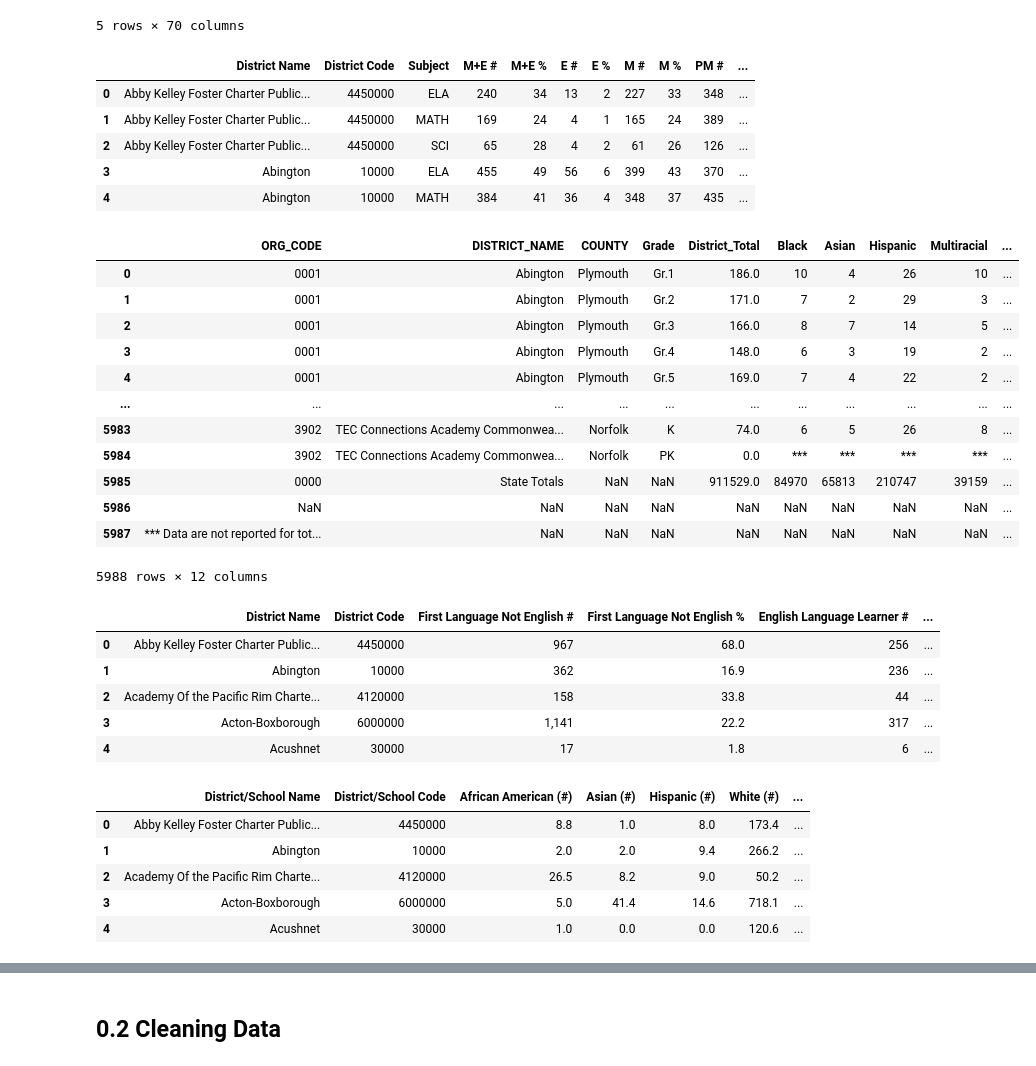
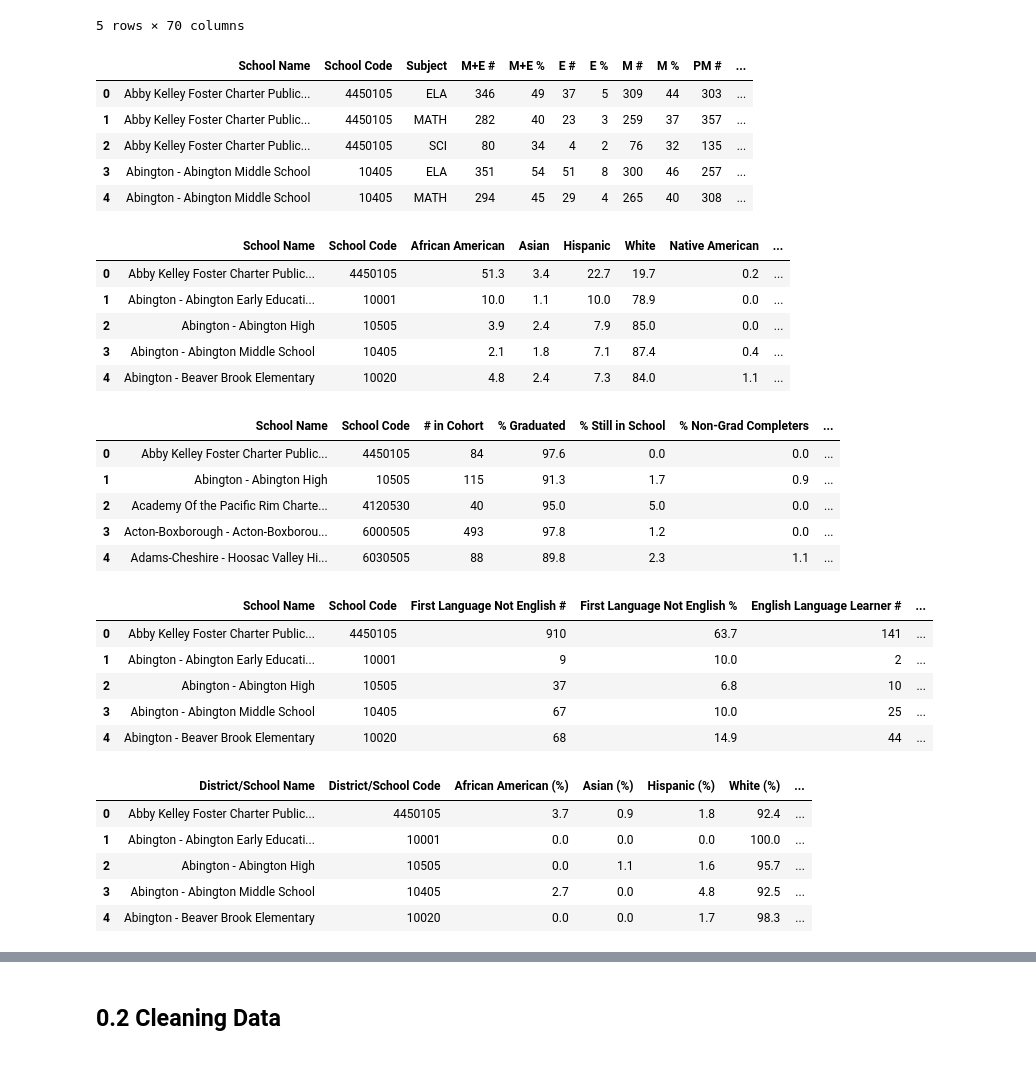
Before and after one commit to alexcraig043/qss-20-final-project, a Jupyter notebook: src/code/main.ipynb, the cells around one changed output, grey strips where cells are left out. Cells and saved outputs as stored; diff of their text form; code cells hidden in the pictures.

Commit message:
finished data cleaning

```diff
--- a/src/code/main.ipynb
+++ b/src/code/main.ipynb
@@ -21,49 +21,52 @@ nerds_df.head()
 | 4 | MA | 2018-2019 | 1 | 20 | Abington | Beaver Brook Elementary | 2501650 | ... |
 5 rows × 70 columns
 # %%
-mcas_df = pd.read_excel("../data/mcas_results.xlsx")
+mcas_df = pd.read_excel("../data/mcas_results_2019.xlsx")
 mcas_df.head()
 # %% [output]
-|  | District Name | District Code | Subject | M+E # | M+E % | E # | E % | M # | M % | PM # | ... |
-| 0 | Abby Kelley Foster Charter Public... | 4450000 | ELA | 240 | 34 | 13 | 2 | 227 | 33 | 348 | ... |
-| 1 | Abby Kelley Foster Charter Public... | 4450000 | MATH | 169 | 24 | 4 | 1 | 165 | 24 | 389 | ... |
-| 2 | Abby Kelley Foster Charter Public... | 4450000 | SCI | 65 | 28 | 4 | 2 | 61 | 26 | 126 | ... |
-| 3 | Abington | 10000 | ELA | 455 | 49 | 56 | 6 | 399 | 43 | 370 | ... |
-| 4 | Abington | 10000 | MATH | 384 | 41 | 36 | 4 | 348 | 37 | 435 | ... |
+|  | School Name | School Code | Subject | M+E # | M+E % | E # | E % | M # | M % | PM # | ... |
+| 0 | Abby Kelley Foster Charter Public... | 4450105 | ELA | 346 | 49 | 37 | 5 | 309 | 44 | 303 | ... |
+| 1 | Abby Kelley Foster Charter Public... | 4450105 | MATH | 282 | 40 | 23 | 3 | 259 | 37 | 357 | ... |
+| 2 | Abby Kelley Foster Charter Public... | 4450105 | SCI | 80 | 34 | 4 | 2 | 76 | 32 | 135 | ... |
+| 3 | Abington - Abington Middle School | 10405 | ELA | 351 | 54 | 51 | 8 | 300 | 46 | 257 | ... |
+| 4 | Abington - Abington Middle School | 10405 | MATH | 294 | 45 | 29 | 4 | 265 | 40 | 308 | ... |
 # %%
-racial_enrollment_df = pd.read_excel("../data/district_grade_race_enrollment_22.xlsx")
-racial_enrollment_df
+enrollment_demographics_df = pd.read_excel("../data/enrollment_demographics_2019.xlsx")
+enrollment_demographics_df.head()
 # %% [output]
-|  | ORG_CODE | DISTRICT_NAME | COUNTY | Grade | District_Total | Black | Asian | Hispanic | Multiracial | ... |
-| 0 | 0001 | Abington | Plymouth | Gr.1 | 186.0 | 10 | 4 | 26 | 10 | ... |
-| 1 | 0001 | Abington | Plymouth | Gr.2 | 171.0 | 7 | 2 | 29 | 3 | ... |
-| 2 | 0001 | Abington | Plymouth | Gr.3 | 166.0 | 8 | 7 | 14 | 5 | ... |
-| 3 | 0001 | Abington | Plymouth | Gr.4 | 148.0 | 6 | 3 | 19 | 2 | ... |
-| 4 | 0001 | Abington | Plymouth | Gr.5 | 169.0 | 7 | 4 | 22 | 2 | ... |
-| ... | ... | ... | ... | ... | ... | ... | ... | ... | ... | ... |
-| 5983 | 3902 | TEC Connections Academy Commonwea... | Norfolk | K | 74.0 | 6 | 5 | 26 | 8 | ... |
-| 5984 | 3902 | TEC Connections Academy Commonwea... | Norfolk | PK | 0.0 | *** | *** | *** | *** | ... |
-| 5985 | 0000 | State Totals | NaN | NaN | 911529.0 | 84970 | 65813 | 210747 | 39159 | ... |
-| 5986 | NaN | NaN | NaN | NaN | NaN | NaN | NaN | NaN | NaN | ... |
-| 5987 | *** Data are not reported for tot... | NaN | NaN | NaN | NaN | NaN | NaN | NaN | NaN | ... |
+|  | School Name | School Code | African American | Asian | Hispanic | White | Native American | ... |
+| 0 | Abby Kelley Foster Charter Public... | 4450105 | 51.3 | 3.4 | 22.7 | 19.7 | 0.2 | ... |
+| 1 | Abington - Abington Early Educati... | 10001 | 10.0 | 1.1 | 10.0 | 78.9 | 0.0 | ... |
+| 2 | Abington - Abington High | 10505 | 3.9 | 2.4 | 7.9 | 85.0 | 0.0 | ... |
+| 3 | Abington - Abington Middle School | 10405 | 2.1 | 1.8 | 7.1 | 87.4 | 0.4 | ... |
+| 4 | Abington - Beaver Brook Elementary | 10020 | 4.8 | 2.4 | 7.3 | 84.0 | 1.1 | ... |
-5988 rows × 12 columns
+# %%
+grad_rates_df = pd.read_excel("../data/graduation_rates_2019.xlsx")
+grad_rates_df.head()
+# %% [output]
+|  | School Name | School Code | # in Cohort | % Graduated | % Still in School | % Non-Grad Completers | ... |
+| 0 | Abby Kelley Foster Charter Public... | 4450105 | 84 | 97.6 | 0.0 | 0.0 | ... |
+| 1 | Abington - Abington High | 10505 | 115 | 91.3 | 1.7 | 0.9 | ... |
+| 2 | Academy Of the Pacific Rim Charte... | 4120530 | 40 | 95.0 | 5.0 | 0.0 | ... |
+| 3 | Acton-Boxborough - Acton-Boxborou... | 6000505 | 493 | 97.8 | 1.2 | 0.0 | ... |
+| 4 | Adams-Cheshire - Hoosac Valley Hi... | 6030505 | 88 | 89.8 | 2.3 | 1.1 | ... |
 # %%
-socio_eco_df = pd.read_excel("../data/selectedpopulations.xlsx")
+socio_eco_df = pd.read_excel("../data/selectedpopulations_2019.xlsx")
 socio_eco_df.head()
 # %% [output]
-|  | District Name | District Code | First Language Not English # | First Language Not English % | English Language Learner # | ... |
-| 0 | Abby Kelley Foster Charter Public... | 4450000 | 967 | 68.0 | 256 | ... |
-| 1 | Abington | 10000 | 362 | 16.9 | 236 | ... |
-| 2 | Academy Of the Pacific Rim Charte... | 4120000 | 158 | 33.8 | 44 | ... |
-| 3 | Acton-Boxborough | 6000000 | 1,141 | 22.2 | 317 | ... |
-| 4 | Acushnet | 30000 | 17 | 1.8 | 6 | ... |
+|  | School Name | School Code | First Language Not English # | First Language Not English % | English Language Learner # | ... |
+| 0 | Abby Kelley Foster Charter Public... | 4450105 | 910 | 63.7 | 141 | ... |
+| 1 | Abington - Abington Early Educati... | 10001 | 9 | 10.0 | 2 | ... |
+| 2 | Abington - Abington High | 10505 | 37 | 6.8 | 10 | ... |
+| 3 | Abington - Abington Middle School | 10405 | 67 | 10.0 | 25 | ... |
+| 4 | Abington - Beaver Brook Elementary | 10020 | 68 | 14.9 | 44 | ... |
 # %%
-staff_race_gender = pd.read_excel("../data/staffracegender.xlsx")
-staff_race_gender.head()
+staff_demographics_df = pd.read_excel("../data/staff_demographics_2019.xlsx")
+staff_demographics_df.head()
 # %% [output]
-|  | District/School Name | District/School Code | African American (#) | Asian (#) | Hispanic (#) | White (#) | ... |
-| 0 | Abby Kelley Foster Charter Public... | 4450000 | 8.8 | 1.0 | 8.0 | 173.4 | ... |
-| 1 | Abington | 10000 | 2.0 | 2.0 | 9.4 | 266.2 | ... |
-| 2 | Academy Of the Pacific Rim Charte... | 4120000 | 26.5 | 8.2 | 9.0 | 50.2 | ... |
-| 3 | Acton-Boxborough | 6000000 | 5.0 | 41.4 | 14.6 | 718.1 | ... |
-| 4 | Acushnet | 30000 | 1.0 | 0.0 | 0.0 | 120.6 | ... |
+|  | District/School Name | District/School Code | African American (%) | Asian (%) | Hispanic (%) | White (%) | ... |
+| 0 | Abby Kelley Foster Charter Public... | 4450105 | 3.7 | 0.9 | 1.8 | 92.4 | ... |
+| 1 | Abington - Abington Early Educati... | 10001 | 0.0 | 0.0 | 0.0 | 100.0 | ... |
+| 2 | Abington - Abington High | 10505 | 0.0 | 1.1 | 1.6 | 95.7 | ... |
+| 3 | Abington - Abington Middle School | 10405 | 2.7 | 0.0 | 4.8 | 92.5 | ... |
+| 4 | Abington - Beaver Brook Elementary | 10020 | 0.0 | 0.0 | 1.7 | 98.3 | ... |
```
Also changed, not shown: parts of 32 cells of this notebook, 1 other file.
